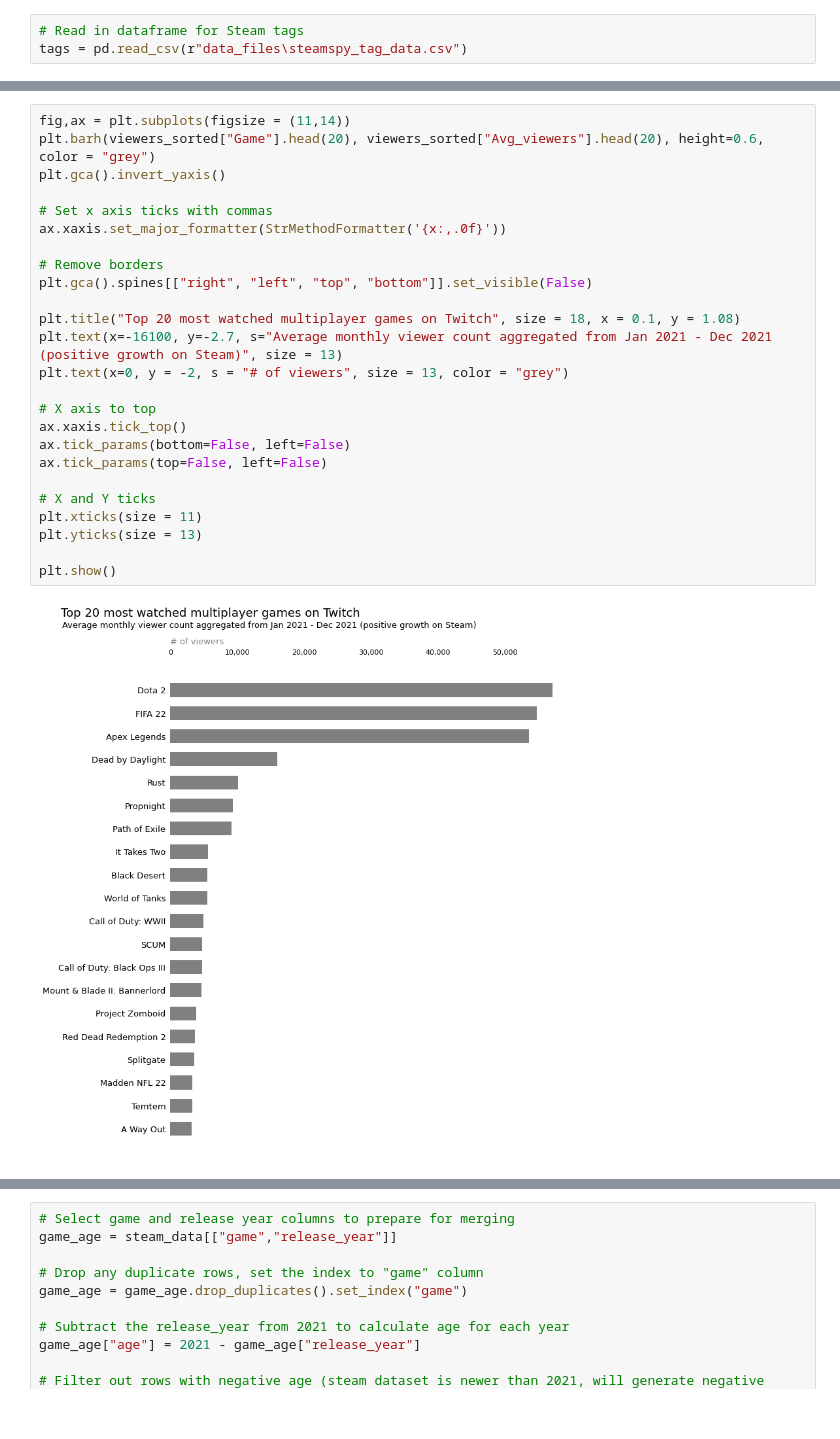
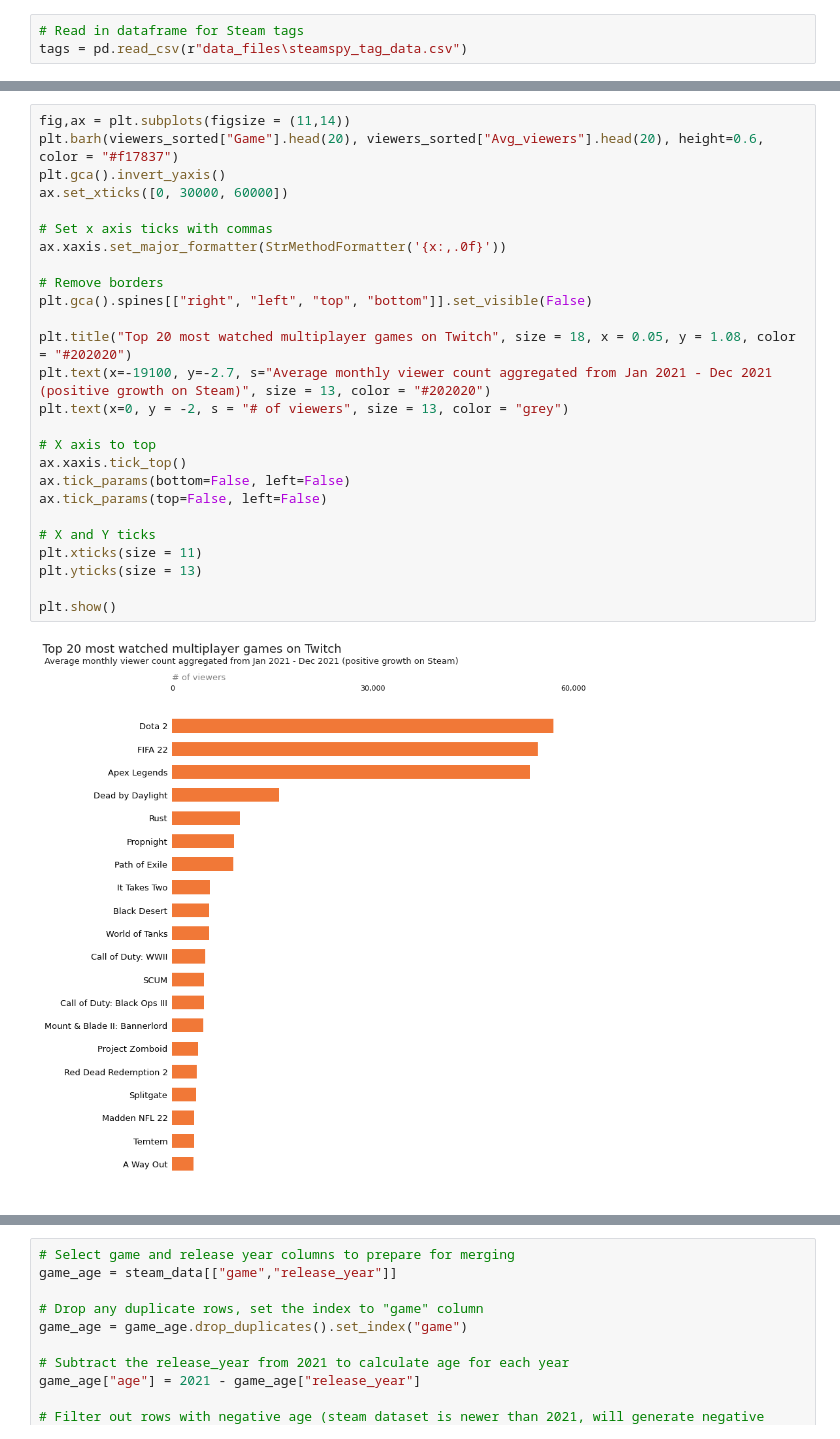
Before and after one commit to paul-trood/Portfolio-World_Happiness_Report, a Jupyter notebook: 04_data_analysis.ipynb, the cells around one changed output, grey strips where cells are left out. Cells and saved outputs as stored; diff of their text form.

```diff
--- a/04_data_analysis.ipynb
+++ b/04_data_analysis.ipynb
@@ -889,30 +937,31 @@ viewers_sorted.head(20)
 # %%
 fig,ax = plt.subplots(figsize = (11,14))
-plt.barh(viewers_sorted["Game"].head(20), viewers_sorted["Avg_viewers"].head(20), height=0.6, color = "grey")
+plt.barh(viewers_sorted["Game"].head(20), viewers_sorted["Avg_viewers"].head(20), height=0.6, color = "#f17837")
 plt.gca().invert_yaxis()
+ax.set_xticks([0, 30000, 60000])
 
 # Set x axis ticks with commas
 ax.xaxis.set_major_formatter(StrMethodFormatter('{x:,.0f}'))
 
 # Remove borders
 plt.gca().spines[["right", "left", "top", "bottom"]].set_visible(False)
 
-plt.title("Top 20 most watched multiplayer games on Twitch", size = 18, x = 0.1, y = 1.08)
-plt.text(x=-16100, y=-2.7, s="Average monthly viewer count aggregated from Jan 2021 - Dec 2021 (positive growth on Steam)", size = 13)
+plt.title("Top 20 most watched multiplayer games on Twitch", size = 18, x = 0.05, y = 1.08, color = "#202020")
+plt.text(x=-19100, y=-2.7, s="Average monthly viewer count aggregated from Jan 2021 - Dec 2021 (positive growth on Steam)", size = 13, color = "#202020")
 plt.text(x=0, y = -2, s = "# of viewers", size = 13, color = "grey")
 
 # X axis to top
 ax.xaxis.tick_top()
 ax.tick_params(bottom=False, left=False)
 ax.tick_params(top=False, left=False)
 
 # X and Y ticks
 plt.xticks(size = 11)
 plt.yticks(size = 13)
 
 plt.show()
 # %% [output]
-[figure, old version]
+[figure, new version]
 # %%
 twitch_game.sample()
 # %% [output]
```
Also changed, not shown: parts of 65 cells of this notebook.
